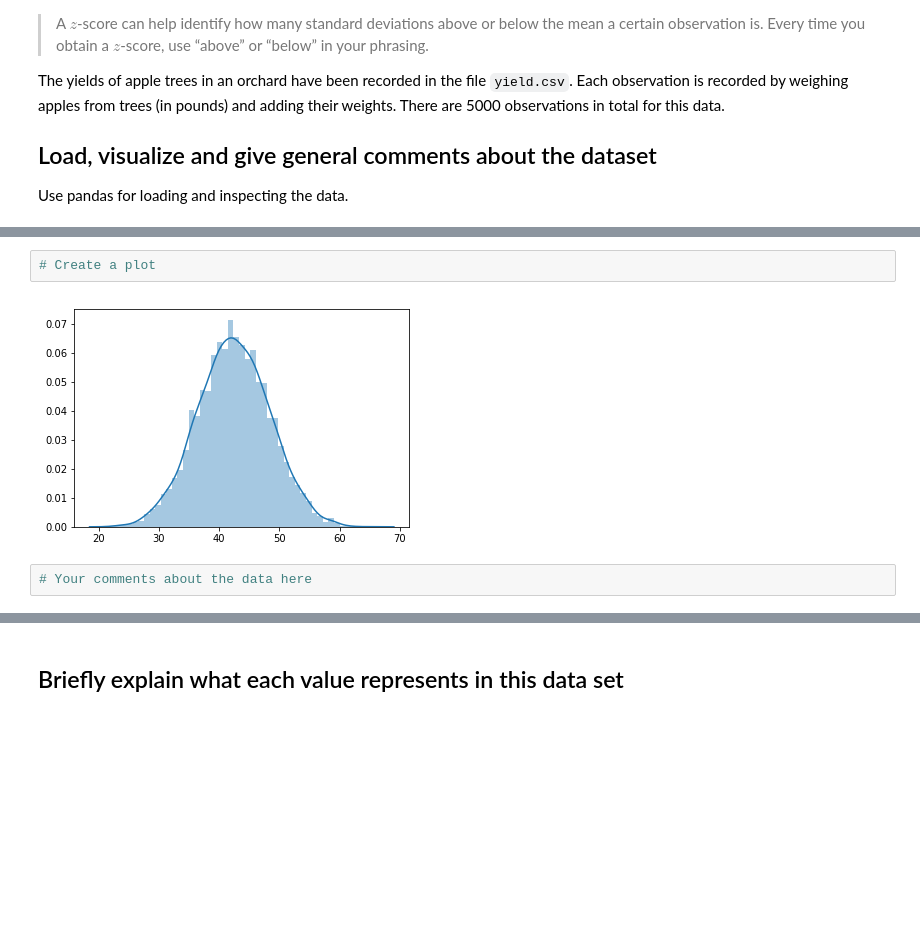
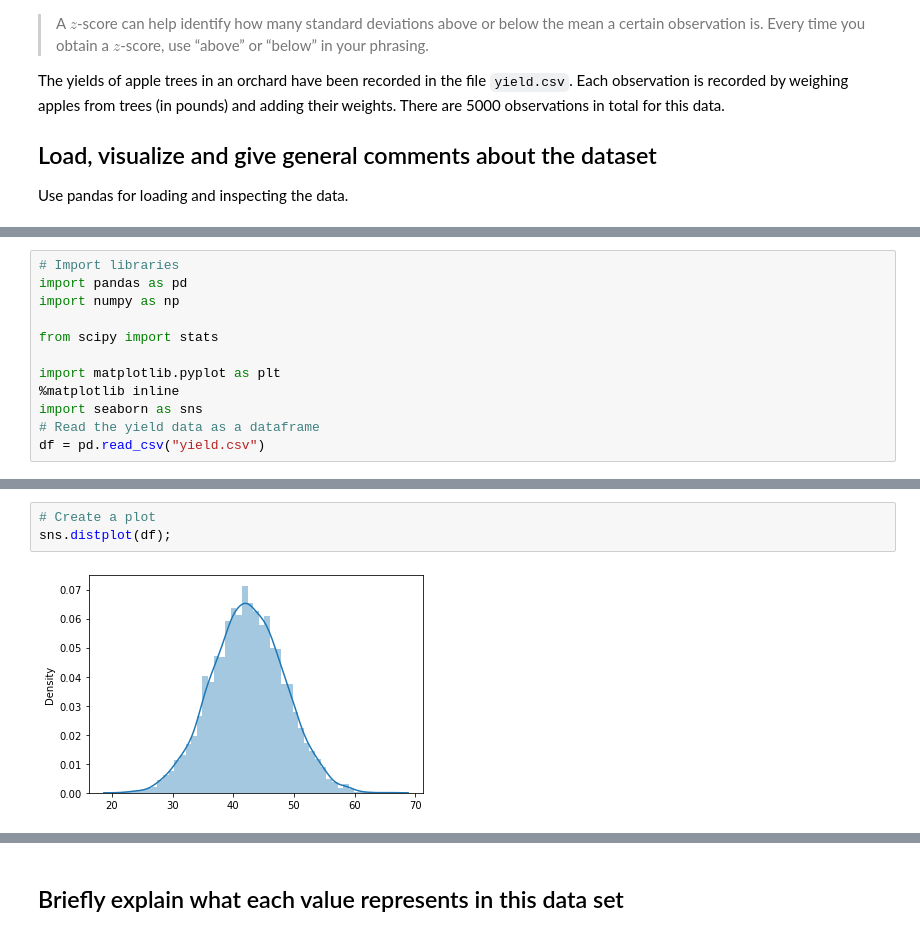
Before and after one commit to learn-co-curriculum/dsc-standard-normal-distribution-lab, a Jupyter notebook: index.ipynb, the cells around one changed output, grey strips where cells are left out. Saved outputs shown, nothing was run; the diff lists cells and outputs as text; blank space fills up the shorter version.

```diff
--- a/index.ipynb
+++ b/index.ipynb
@@ -34,0 +24,12 @@ Use pandas for loading and inspecting the data.
+# %%
+# Import libraries
+import pandas as pd
+import numpy as np
+
+from scipy import stats
+
+import matplotlib.pyplot as plt
+%matplotlib inline
+import seaborn as sns
+# Read the yield data as a dataframe
+df = pd.read_csv("yield.csv")
@@ -35,6 +52,5 @@ Use pandas for loading and inspecting the data.
 # %%
 # Create a plot
+sns.distplot(df);
 # %% [output]
-[figure, old version]
+[figure, new version]
-# %%
-# Your comments about the data here
```
Also changed, not shown: parts of 22 cells of this notebook.
